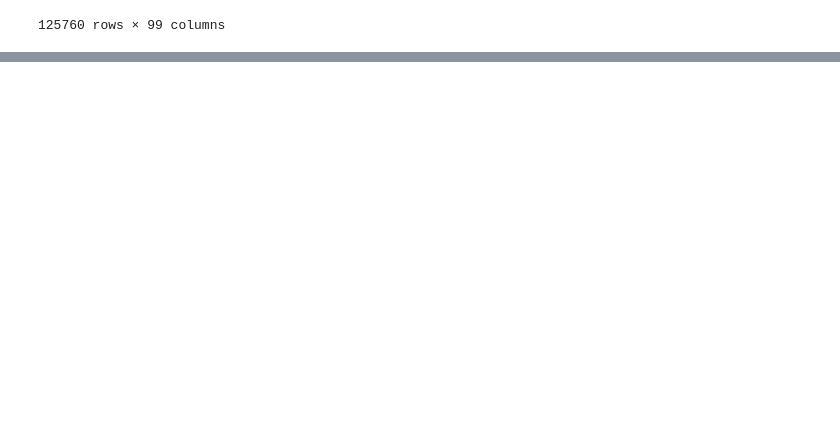
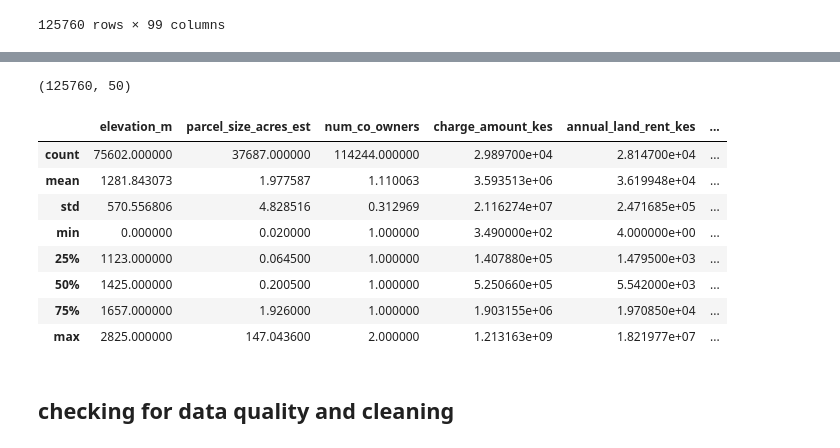
Before and after one commit to derrick4411/land-title-verification-ownership-intelligence-system, a Jupyter notebook: land_intelligence.ipynb, the cells around one changed output, grey strips where cells are left out. Cells and saved outputs as stored; diff of their text form; code cells hidden in the pictures; blank space fills up the shorter version.

```diff
--- a/land_intelligence.ipynb
+++ b/land_intelligence.ipynb
@@ -56,0 +85,20 @@ df
+# %%
+df = df.drop(columns=[c for c in df.columns if c.endswith("_y")])
+df.columns = [c[:-2] if c.endswith("_x") else c for c in df.columns]
+df.shape   # (125760, 50)
+# %% [output]
+(125760, 50)
+# %%
+df.describe()
+# %% [output]
+|  | elevation_m | parcel_size_acres_est | num_co_owners | charge_amount_kes | annual_land_rent_kes | ... |
+| count | 75602.000000 | 37687.000000 | 114244.000000 | 2.989700e+04 | 2.814700e+04 | ... |
+| mean | 1281.843073 | 1.977587 | 1.110063 | 3.593513e+06 | 3.619948e+04 | ... |
+| std | 570.556806 | 4.828516 | 0.312969 | 2.116274e+07 | 2.471685e+05 | ... |
+| min | 0.000000 | 0.020000 | 1.000000 | 3.490000e+02 | 4.000000e+00 | ... |
+| 25% | 1123.000000 | 0.064500 | 1.000000 | 1.407880e+05 | 1.479500e+03 | ... |
+| 50% | 1425.000000 | 0.200500 | 1.000000 | 5.250660e+05 | 5.542000e+03 | ... |
+| 75% | 1657.000000 | 1.926000 | 1.000000 | 1.903155e+06 | 1.970850e+04 | ... |
+| max | 2825.000000 | 147.043600 | 2.000000 | 1.213163e+09 | 1.821977e+07 | ... |
+# %% [markdown]
+## checking for data quality  and cleaning
```
Also changed, not shown: parts of 19 cells of this notebook.
